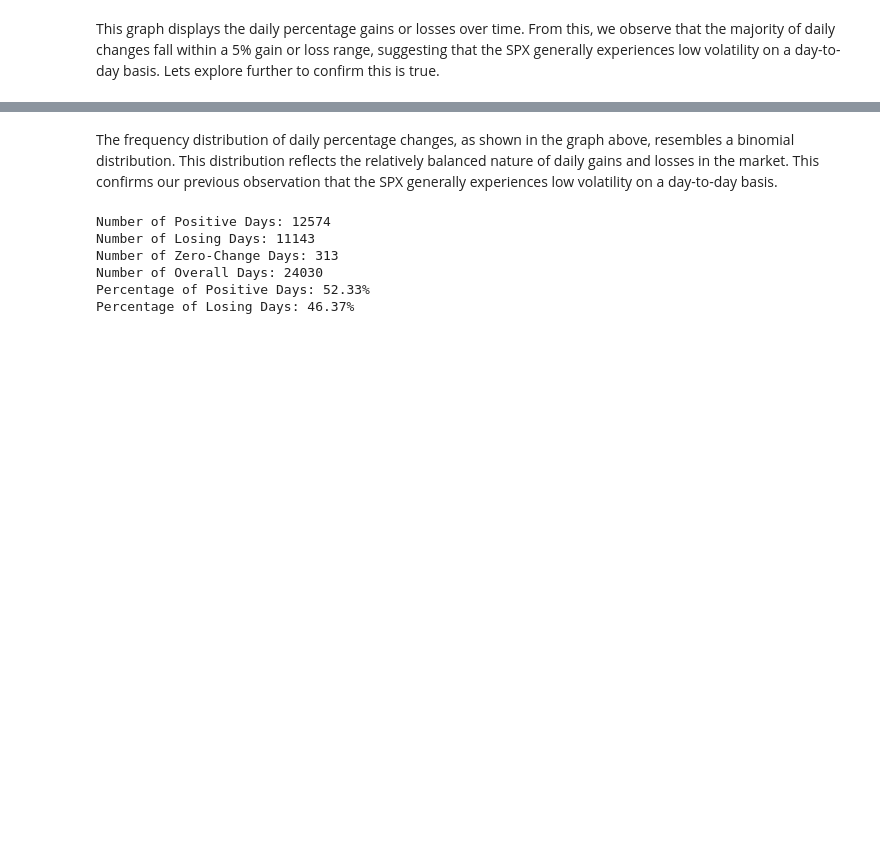
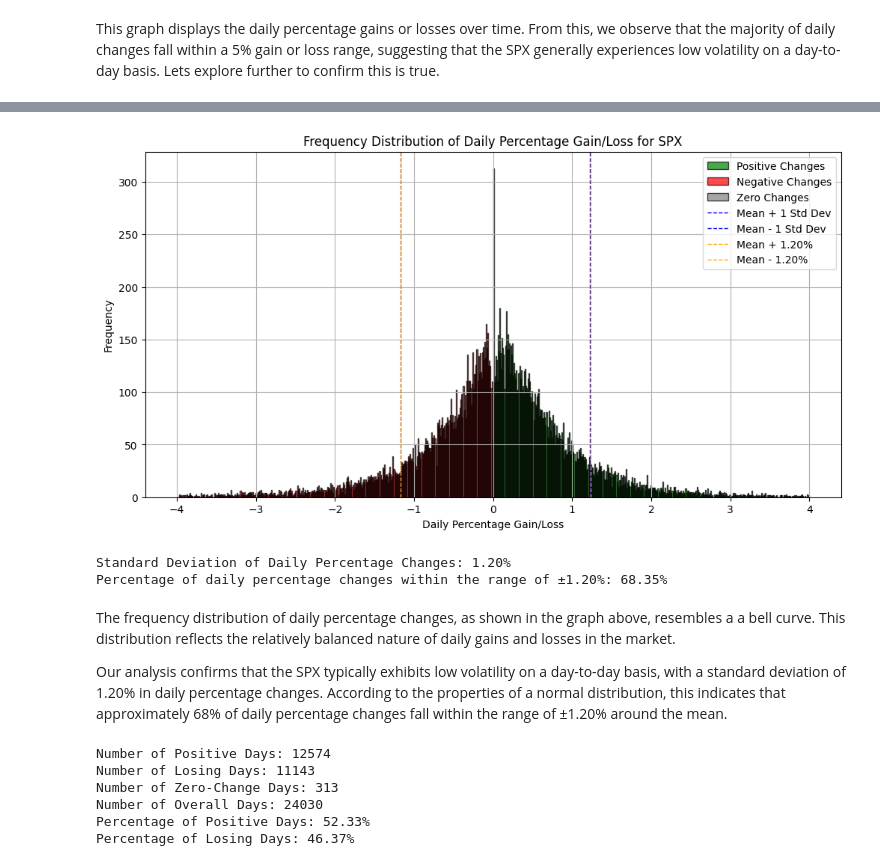
Before and after one commit to MohamadHabbal/Volatility-decay-in-LETFs, a Jupyter notebook: volatility decay research.ipynb, the cells around one changed output, grey strips where cells are left out. Cells and saved outputs as stored; diff of their text form; code cells hidden in the pictures; blank space fills up the shorter version.

```diff
--- a/volatility decay research.ipynb
+++ b/volatility decay research.ipynb
@@ -233,5 +237,73 @@ plt.show()
+# %%
+import pandas as pd
+import matplotlib.pyplot as plt
+import numpy as np
+import scipy.stats as stats
+
+# Convert the 'Date' column to a datetime format if it's not already in datetime format
+df['Date'] = pd.to_datetime(df['Date'])
+
+# Calculate the daily percentage gain or loss
+df['Daily_Pct_Change'] = df['Close'].pct_change() * 100
+
+# Calculate the standard deviation of daily percentage changes
+std_dev = df['Daily_Pct_Change'].std()
+mean_change = df['Daily_Pct_Change'].mean()
+
+# Define the range for ±1.20%
+lower_bound = mean_change - 1.20
+upper_bound = mean_change + 1.20
+
+# Calculate the CDF values for the bounds
+cdf_lower = stats.norm.cdf(lower_bound, loc=mean_change, scale=std_dev)
+cdf_upper = stats.norm.cdf(upper_bound, loc=mean_change, scale=std_dev)
+
+# Calculate the proportion of data within the range
+proportion_within_range = cdf_upper - cdf_lower
+
+# Convert proportion to percentage
+percentage_within_range = proportion_within_range * 100
+
+# Create a plot for the frequency distribution of daily percentage gain or loss
+plt.figure(figsize=(12, 6))
+
+# Define bin edges
+bin_edges = [-4 + i * 0.01 for i in range(801)]  # 0.01 percentage point intervals from -4% to 4%
+
+# Filter data for positive, negative, and zero changes
+positive_changes = df[df['Daily_Pct_Change'] > 0]['Daily_Pct_Change']
+negative_changes = df[df['Daily_Pct_Change'] < 0]['Daily_Pct_Change']
+zero_changes = df[df['Daily_Pct_Change'] == 0]['Daily_Pct_Change']
+
+# Create histograms for each category with respective colors
+plt.hist(positive_changes, bins=bin_edges, edgecolor='k', color='green', alpha=0.7, label='Positive Changes')
+plt.hist(negative_changes, bins=bin_edges, edgecolor='k', color='red', alpha=0.7, label='Negative Changes')
+plt.hist(zero_changes, bins=bin_edges, edgecolor='k', color='gray', alpha=0.7, label='Zero Changes')
+
+# Add vertical lines for the standard deviation
+plt.axvline(mean_change + std_dev, color='blue', linestyle='dashed', linewidth=1, label='Mean + 1 Std Dev')
+plt.axvline(mean_change - std_dev, color='blue', linestyle='dashed', linewidth=1, label='Mean - 1 Std Dev')
+plt.axvline(mean_change + 1.20, color='orange', linestyle='dashed', linewidth=1, label='Mean + 1.20%')
+plt.axvline(mean_change - 1.20, color='orange', linestyle='dashed', linewidth=1, label='Mean - 1.20%')
+
+plt.xlabel('Daily Percentage Gain/Loss')
+plt.ylabel('Frequency')
+plt.title('Frequency Distribution of Daily Percentage Gain/Loss for SPX')
+plt.legend()
+plt.grid(True)
+plt.show()
+
+# Print the standard deviation and percentage within range
+print(f'Standard Deviation of Daily Percentage Changes: {std_dev:.2f}%')
+print(f'Percentage of daily percentage changes within the range of ±1.20%: {percentage_within_range:.2f}%')
+# %% [output]
+[figure, added]
+Standard Deviation of Daily Percentage Changes: 1.20%
+Percentage of daily percentage changes within the range of ±1.20%: 68.35%
 # %% [markdown]
-The frequency distribution of daily percentage changes, as shown in the graph above, resembles a binomial distribution. This distribution reflects the relatively balanced nature of daily gains and losses in the market. This confirms our previous observation that the SPX generally experiences low volatility on a day-to-day basis.
+The frequency distribution of daily percentage changes, as shown in the graph above, resembles a a bell curve. This distribution reflects the relatively balanced nature of daily gains and losses in the market.
+
+Our analysis confirms that the SPX typically exhibits low volatility on a day-to-day basis, with a standard deviation of 1.20% in daily percentage changes. According to the properties of a normal distribution, this indicates that approximately 68% of daily percentage changes fall within the range of ±1.20% around the mean.
 # %%
 # Calculate the daily percentage change
 df['Daily_Pct_Change'] = df['Close'].pct_change() * 100
```
Also changed, not shown: parts of 7 cells of this notebook.
